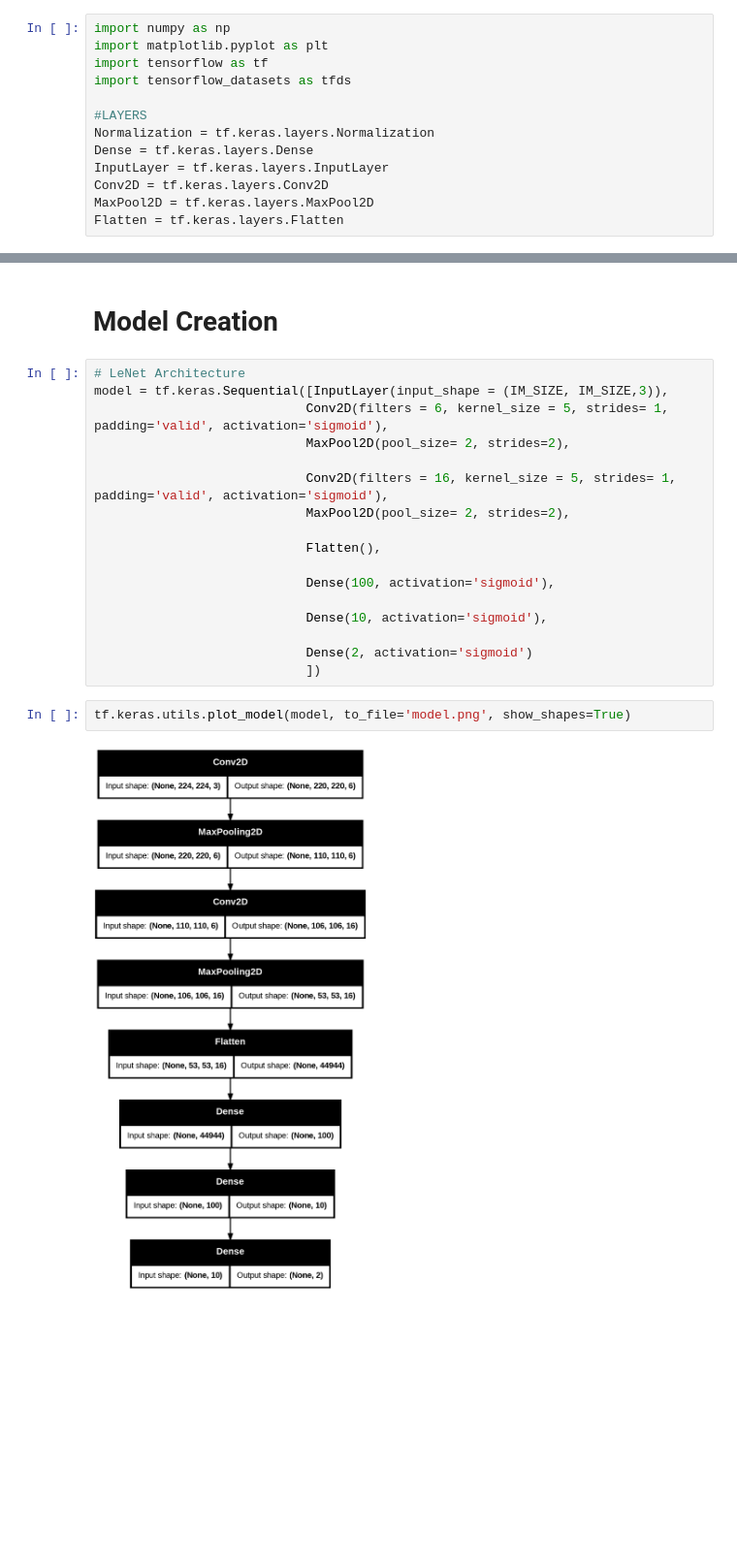
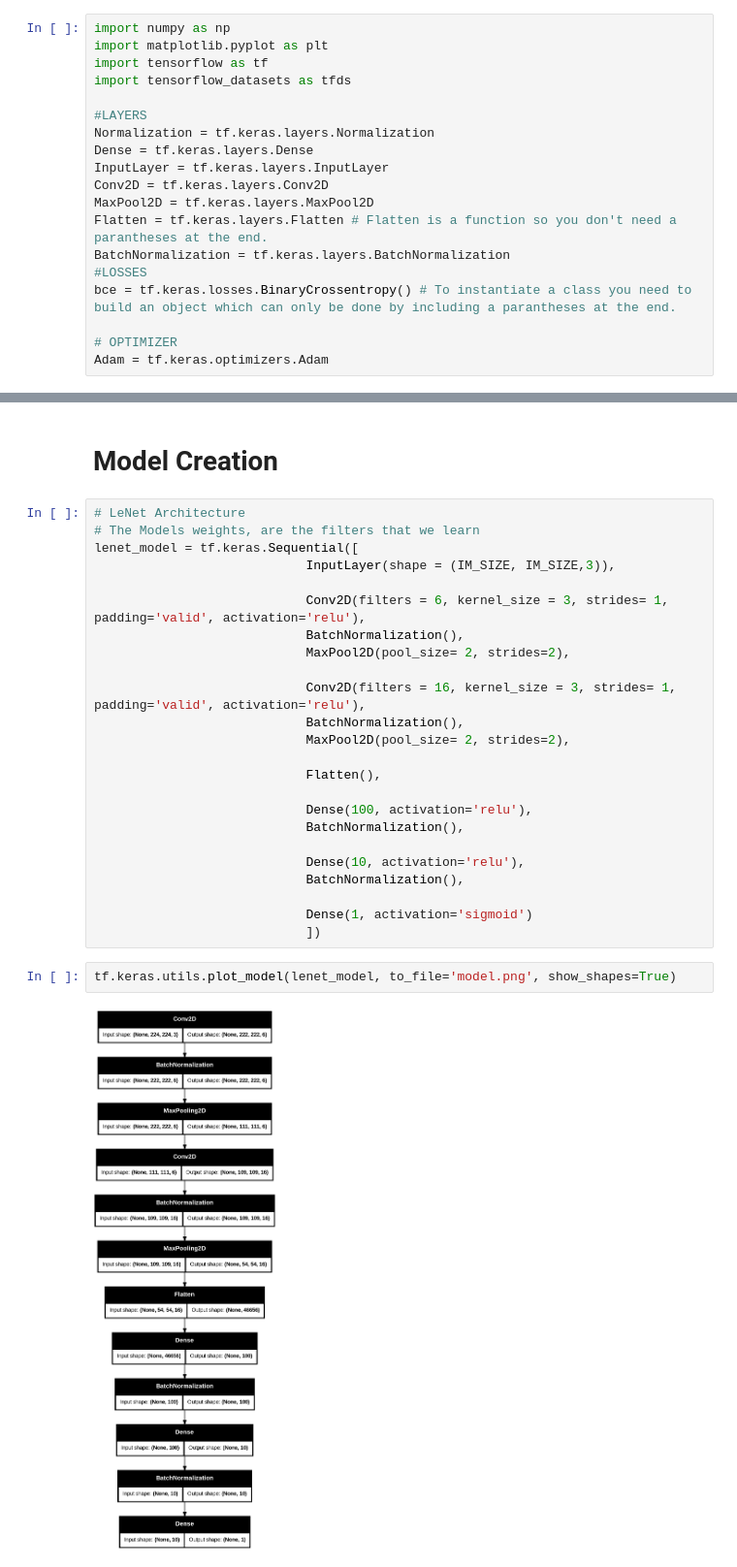
Before and after one commit to sleepsonrockss/Deep-Learning, a Jupyter notebook: MalariaDiagnosisCNN.ipynb, the cells around one changed output, grey strips where cells are left out. Shown at 97% size. Saved outputs shown, nothing was run; the diff lists cells and outputs as text; blank space fills up the shorter version.

```diff
--- a/MalariaDiagnosisCNN.ipynb
+++ b/MalariaDiagnosisCNN.ipynb
@@ -19,6 +19,12 @@ Dense = tf.keras.layers.Dense
 InputLayer = tf.keras.layers.InputLayer
 Conv2D = tf.keras.layers.Conv2D
 MaxPool2D = tf.keras.layers.MaxPool2D
-Flatten = tf.keras.layers.Flatten
+Flatten = tf.keras.layers.Flatten # Flatten is a function so you don't need a parantheses at the end.
+BatchNormalization = tf.keras.layers.BatchNormalization
+#LOSSES
+bce = tf.keras.losses.BinaryCrossentropy() # To instantiate a class you need to build an object which can only be done by including a parantheses at the end.
+
+# OPTIMIZER
+Adam = tf.keras.optimizers.Adam
 # %%
 dataset, dataset_info = tfds.load('malaria', with_info=True, as_supervised = True, shuffle_files=True, split=['train']) # tfds_load returns the dataset and dataset_info | 'with_info=True' gives the dataset_info
@@ -198,23 +207,30 @@ train_dataset = train_dataset.shuffle(buffer_size=8, reshuffle_each_iteration=Tr
 # Model Creation
 # %%
 # LeNet Architecture
-model = tf.keras.Sequential([InputLayer(input_shape = (IM_SIZE, IM_SIZE,3)),
-                            Conv2D(filters = 6, kernel_size = 5, strides= 1, padding='valid', activation='sigmoid'),
+# The Models weights, are the filters that we learn
+lenet_model = tf.keras.Sequential([
+                            InputLayer(shape = (IM_SIZE, IM_SIZE,3)),
+
+                            Conv2D(filters = 6, kernel_size = 3, strides= 1, padding='valid', activation='relu'),
+                            BatchNormalization(),
                             MaxPool2D(pool_size= 2, strides=2),
 
-                            Conv2D(filters = 16, kernel_size = 5, strides= 1, padding='valid', activation='sigmoid'),
+                            Conv2D(filters = 16, kernel_size = 3, strides= 1, padding='valid', activation='relu'),
+                            BatchNormalization(),
                             MaxPool2D(pool_size= 2, strides=2),
 
                             Flatten(),
 
-                            Dense(100, activation='sigmoid'),
+                            Dense(100, activation='relu'),
+                            BatchNormalization(),
 
-                            Dense(10, activation='sigmoid'),
+                            Dense(10, activation='relu'),
+                            BatchNormalization(),
 
-                            Dense(2, activation='sigmoid')
+                            Dense(1, activation='sigmoid')
                             ])
 # %%
-tf.keras.utils.plot_model(model, to_file='model.png', show_shapes=True)
+tf.keras.utils.plot_model(lenet_model, to_file='model.png', show_shapes=True)
 # %% [output]
-[figure, old version]
+[figure, new version]
 # %%
```
Also changed, not shown: parts of 23 cells of this notebook, 5 other files.
